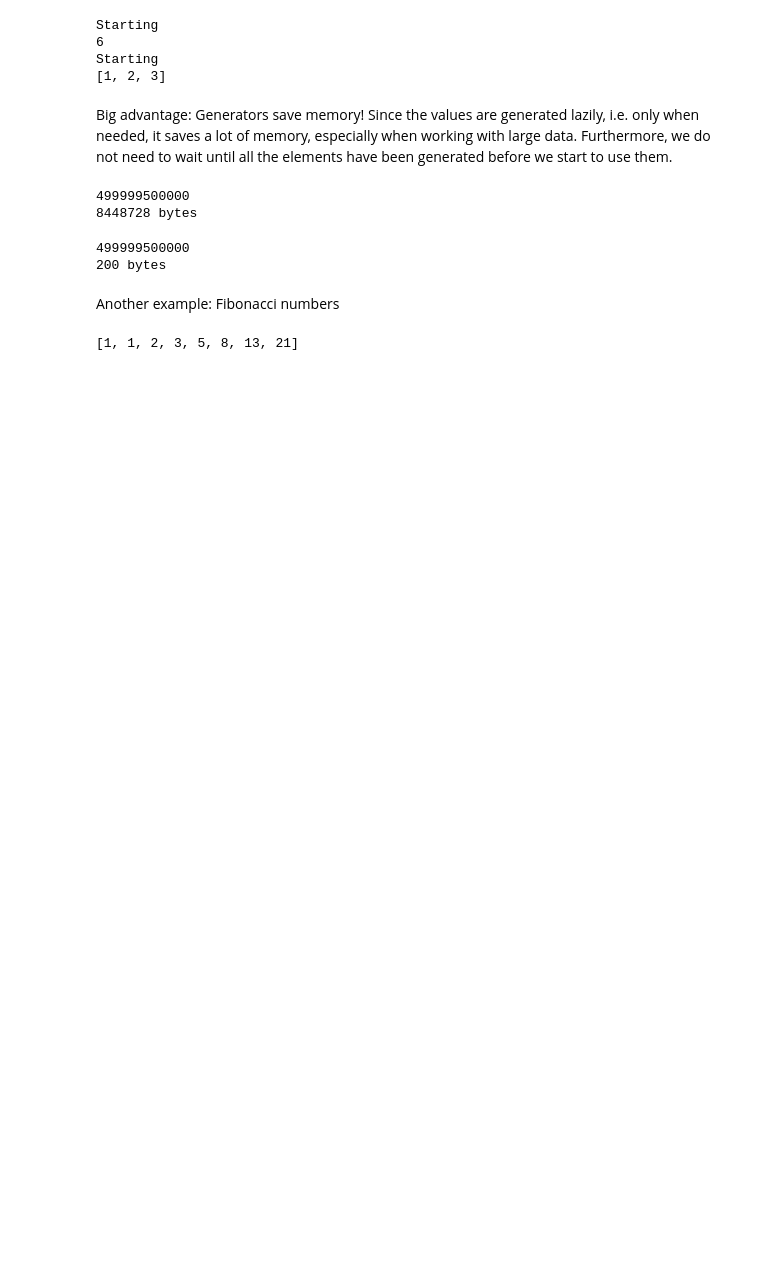
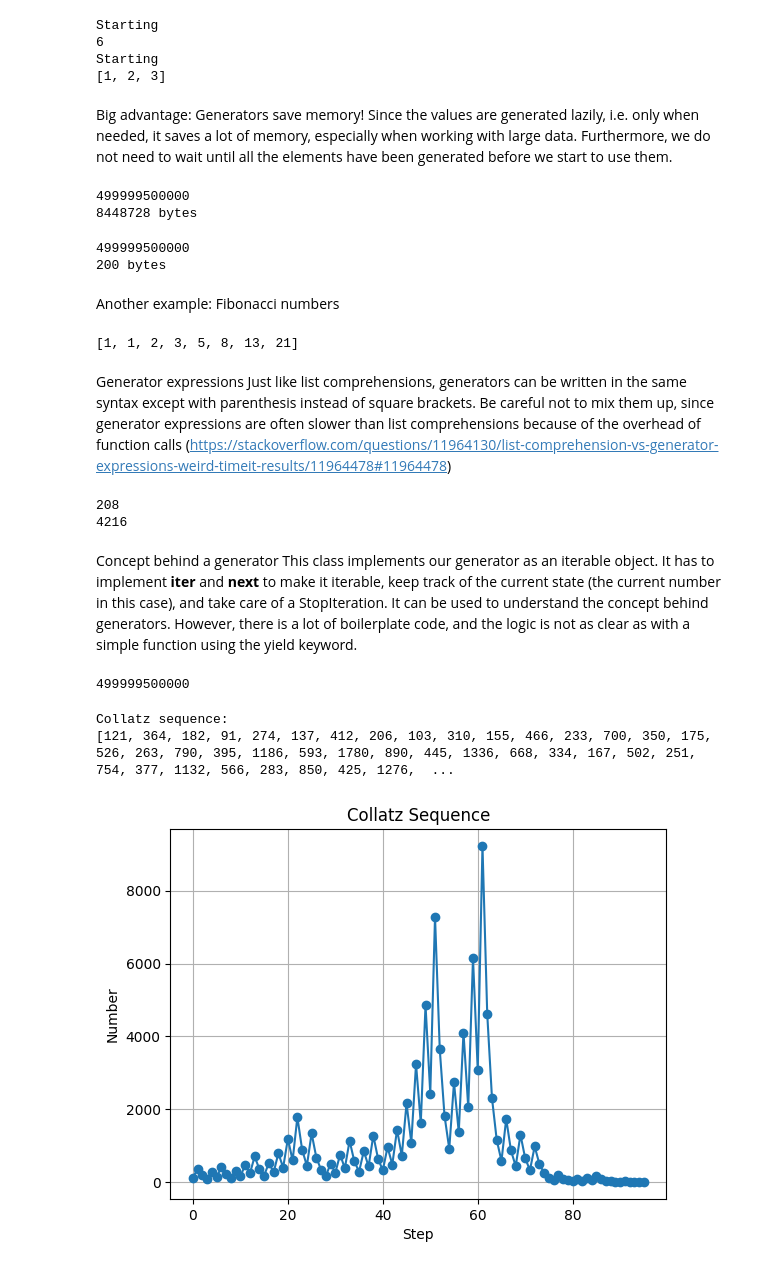
Before and after one commit to harmkenn/Python-Workbooks, a Jupyter notebook: freeCodeCamp.org/IntPyProg/14-Generators.ipynb, the cells around one changed output. Drawn from its saved outputs; the diff is of its cells as text; code cells hidden in the pictures; blank space fills up the shorter version.

```diff
--- a/freeCodeCamp.org/IntPyProg/14-Generators.ipynb
+++ b/freeCodeCamp.org/IntPyProg/14-Generators.ipynb
@@ -189,3 +189,76 @@ fib = fibonacci(30)
 print(list(fib))
 # %% [output]
 [1, 1, 2, 3, 5, 8, 13, 21]
+# %% [markdown]
+Generator expressions
+Just like list comprehensions, generators can be written in the same syntax except with parenthesis instead of square brackets. Be careful not to mix them up, since generator expressions are often slower than list comprehensions because of the overhead of function calls
+(https://stackoverflow.com/questions/11964130/list-comprehension-vs-generator-expressions-weird-timeit-results/11964478#11964478)
+# %%
+# generator expression
+mygenerator = (i for i in range(1000) if i % 2 == 0)
+print(sys.getsizeof(mygenerator))
+
+# list comprehension
+mylist = [i for i in range(1000) if i % 2 == 0]
+print(sys.getsizeof(mylist))
+# %% [output]
+208
+4216
+# %% [markdown]
+Concept behind a generator
+This class implements our generator as an iterable object. It has to implement __iter__ and __next__ to make it iterable, keep track of the current state (the current number in this case), and take care of a StopIteration. It can be used to understand the concept behind generators. However, there is a lot of boilerplate code, and the logic is not as clear as with a simple function using the yield keyword.
+# %%
+class firstn:
+    def __init__(self, n):
+        self.n = n
+        self.num = 0
+
+    def __iter__(self):
+        return self
+
+    def __next__(self):
+        if self.num < self.n:
+            cur = self.num
+            self.num += 1
+            return cur
+        else:
+            raise StopIteration()
+
+firstn_object = firstn(1000000)
+print(sum(firstn_object))
+# %% [output]
+499999500000
+# %%
+import matplotlib.pyplot as plt
+
+def collatz_sequence(n):
+    sequence = [n]
+    while n != 1:
+        if n % 2 == 0:
+            n = n // 2
+        else:
+            n = 3 * n + 1
+        sequence.append(n)
+    return sequence
+
+# Input a starting number
+start_num = int(input("Enter a starting number: "))
+
+if start_num <= 0:
+    print("Please enter a positive integer.")
+else:
+    sequence = collatz_sequence(start_num)
+    print("Collatz sequence:")
+    print(sequence)
+
+    # Plot the sequence
+    plt.plot(sequence, marker='o')
+    plt.xlabel('Step')
+    plt.ylabel('Number')
+    plt.title('Collatz Sequence')
+    plt.grid()
+    plt.show()
+# %% [output]
+Collatz sequence:
+[121, 364, 182, 91, 274, 137, 412, 206, 103, 310, 155, 466, 233, 700, 350, 175, 526, 263, 790, 395, 1186, 593, 1780, 890, 445, 1336, 668, 334, 167, 502, 251, 754, 377, 1132, 566, 283, 850, 425, 1276,  ...
+[figure, added]
```
